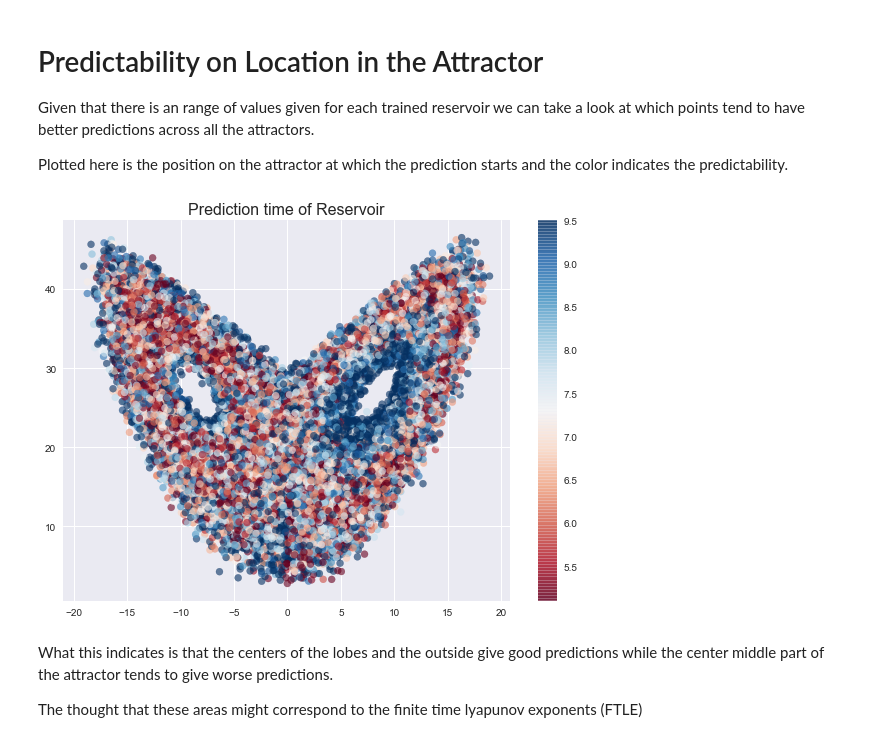
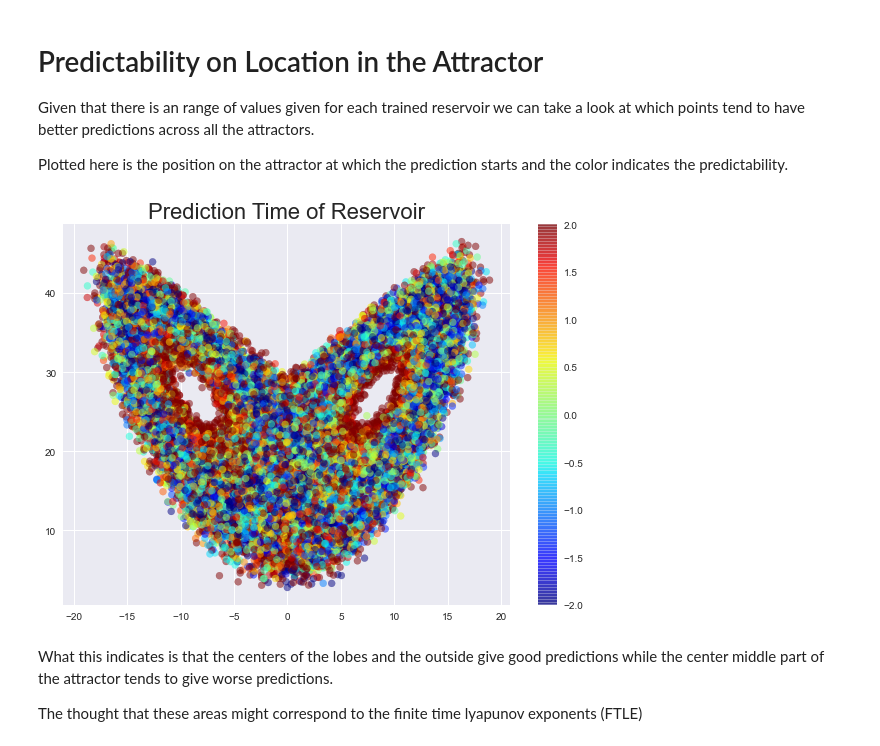
Before and after one commit to japlatt/reservoir, a Jupyter notebook: examples/Example_pred_var.ipynb, the cells around one changed output. Saved outputs shown, nothing was run; the diff lists cells and outputs as text; code cells hidden in the pictures.

```diff
--- a/examples/Example_pred_var.ipynb
+++ b/examples/Example_pred_var.ipynb
@@ -16,3 +16,21 @@ var = var['pred'].astype(np.float64)/lyap
 # Effect of Training
 
 We analyze the distribution of predictions for different reservoirs all with the same parameters.  This shows the effect of random variations in the connectivity matrix as well as in Win, training data...etc. 10 reservoirs were trained and then predictions were generated for 4000 different randomly generated time series per reservoir.
+# %%
+fig = plt.figure(figsize = (10, 7))
+i = 0
+plt.hist(var[i], density = True, bins = 50);
+
+
+xmin, xmax = np.min(var[i]), np.max(var[i])
+lnspc = np.linspace(xmin, xmax, len(var[i]))
+
+
+# get mean and standard deviation
+m = np.median(var[i])
+s = np.std(var[i])
+pdf_g = stats.norm.pdf(lnspc, m, s) # now get theoretical values in our interval
+plt.plot(lnspc, pdf_g, label="Norm", lw = 4) # plot it
+plt.xlabel('Prediction Time', fontsize = 16)
+plt.title('Variation in Prediction', fontsize = 22);
+# fig.savefig('results/var_pred.pdf', bbox_inches = 'tight')
@@ -49,13 +74,14 @@ Given that there is an range of values given for each trained reservoir we can t
 Plotted here is the position on the attractor at which the prediction starts and the color indicates the predictability.
 # %%
 fig = plt.figure(figsize = (10, 7))
-for i in range(len(var)):
-    plt.scatter(x[i][:, 0], x[i][:, 2], c = var[i], cmap = 'RdBu',
-               alpha = 0.6, vmin = 5.1, vmax = 9.5)
+for i in range(len(var))[::-1]:
+    plt.scatter(x[i][:, 0], x[i][:, 2], c = var[i]-np.median(var[i]),
+                cmap = 'jet', alpha = 0.5, vmin = -2, vmax = 2)
 plt.colorbar()
-plt.title('Prediction time of Reservoir', fontsize = 16);
+plt.title('Prediction Time of Reservoir', fontsize = 22);
+fig.savefig('results/pred_time_res.png', bbox_inches = 'tight')
 # %% [output]
-[figure, old version]
+[figure, new version]
 # %% [markdown]
 What this indicates is that the centers of the lobes and the outside give good predictions while the center middle part of the attractor tends to give worse predictions.
 
```
Also changed, not shown: parts of 17 cells of this notebook, 2 other files.
